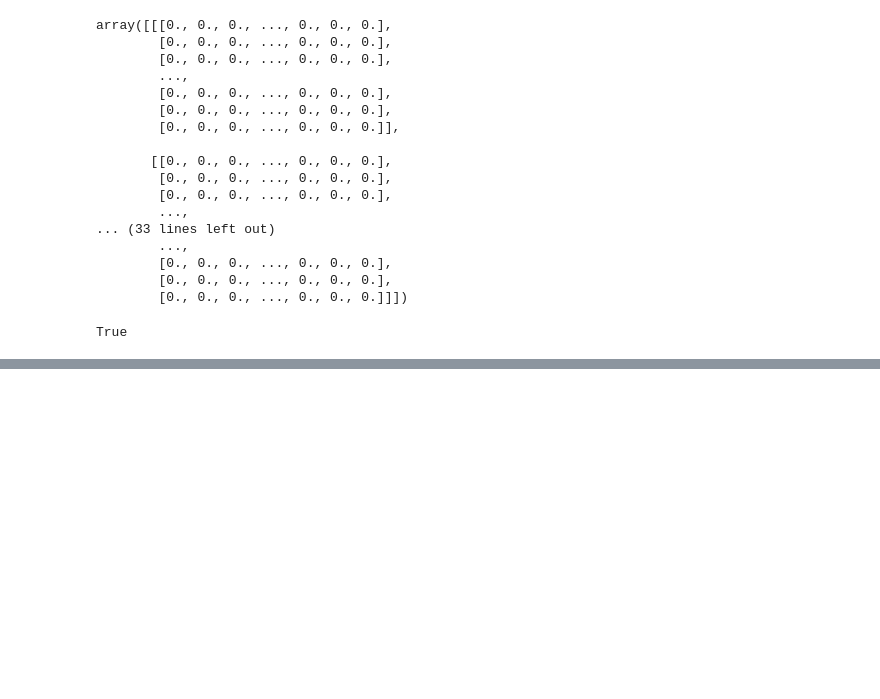
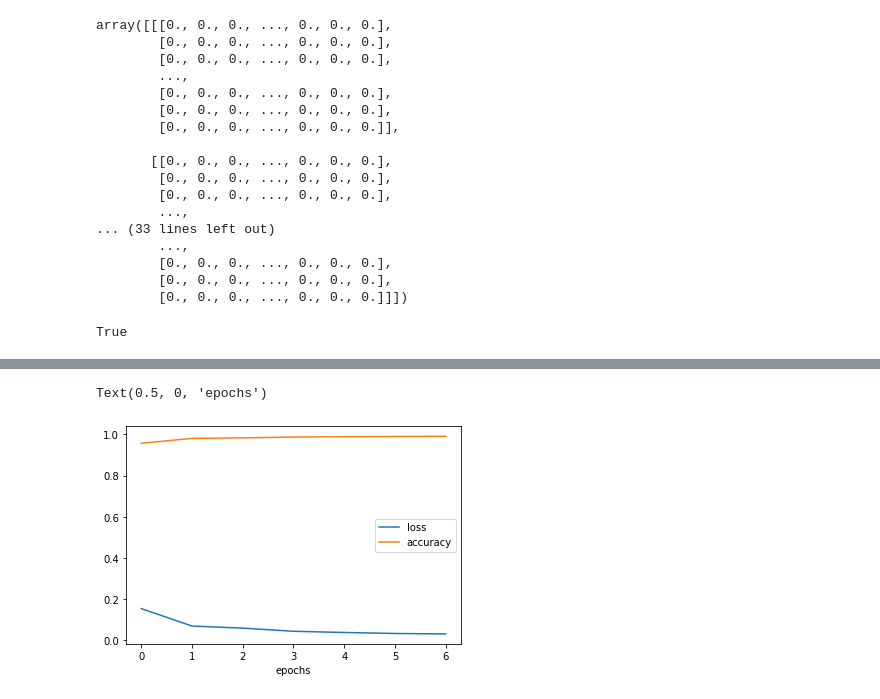
Before and after one commit to godfather-is-me/MNIST-DigitRecogniser, a Jupyter notebook: MNIST_recognizer.ipynb, the cells around one changed output, grey strips where cells are left out. Cells and saved outputs as stored; diff of their text form; code cells hidden in the pictures; blank space fills up the shorter version.

Commit message:
Added base model

```diff
--- a/MNIST_recognizer.ipynb
+++ b/MNIST_recognizer.ipynb
@@ -257,0 +256,26 @@ model.add(Conv2D(64, (4, 4), input_shape=(28, 28, 1)))
+# %%
+model = keras.Sequential()
+
+model.add(Conv2D(128, (4, 4), input_shape=(28, 28, 1), activation='relu', padding='same'))
+model.add(BatchNormalization())
+model.add(Dropout(0.15))
+
+model.add(Conv2D(64, (5, 5), activation='relu'))
+model.add(BatchNormalization())
+model.add(MaxPool2D(2, 2))
+model.add(Dropout(0.15))
+
+model.add(Conv2D(64, (3, 3), activation='relu'))
+model.add(BatchNormalization())
+model.add(Dropout(0.15))
+
+model.add(Conv2D(64, (3, 3), activation='relu'))
+model.add(BatchNormalization())
+model.add(Dropout(0.15))
+
+model.add(Flatten())
+
+model.add(Dense(128, activation='relu'))
+model.add(Dropout(0.2))
+
+model.add(Dense(10, activation='softmax'))
@@ -257,0 +302,8 @@ model.add(Conv2D(64, (4, 4), input_shape=(28, 28, 1)))
+# %%
+model.compile(
+    loss=tf.keras.losses.SparseCategoricalCrossentropy(),
+    optimizer=tf.keras.optimizers.Adam(),
+    metrics=["accuracy"]
+    )
+# %%
+history = model.fit(X_train, y_train, epochs=7)
@@ -257,0 +325,6 @@ model.add(Conv2D(64, (4, 4), input_shape=(28, 28, 1)))
+# %%
+pd.DataFrame(history.history).plot()
+plt.xlabel('epochs')
+# %% [output]
+Text(0.5, 0, 'epochs')
+[figure, added]
```
Also changed, not shown: parts of 28 cells of this notebook.
